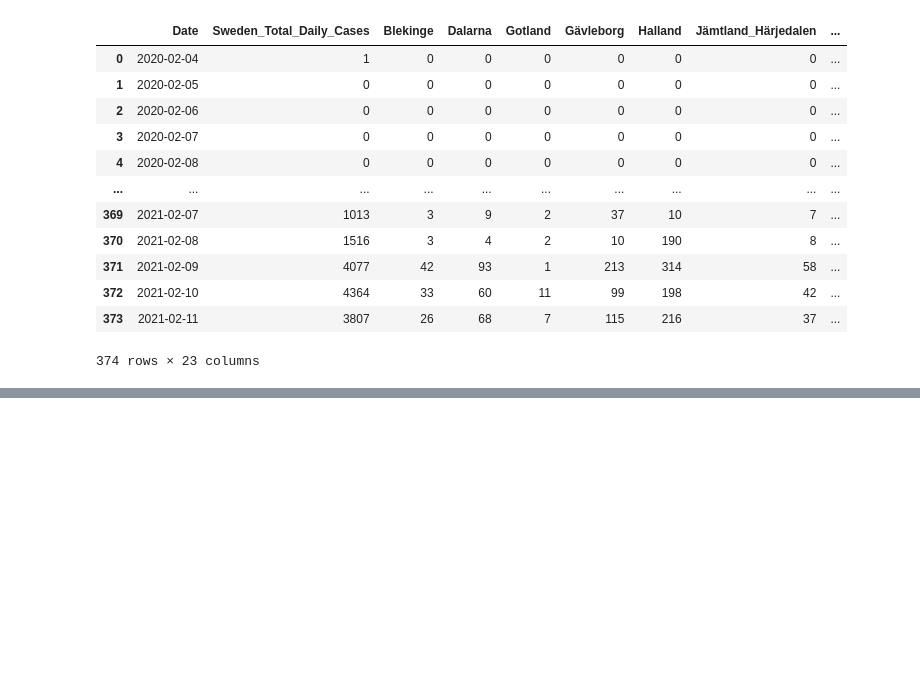
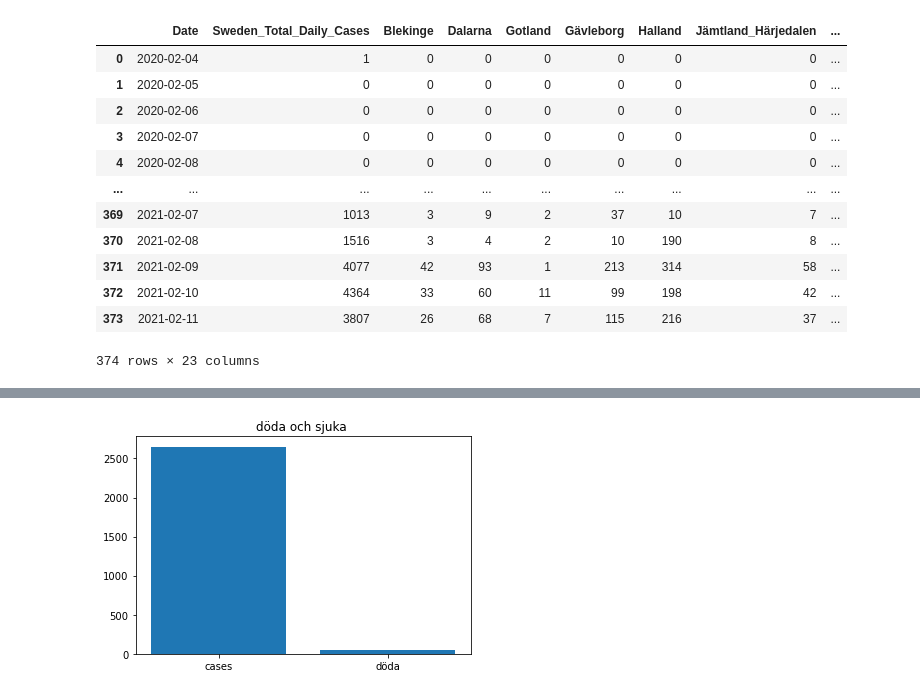
Before and after one commit to Mohammadreza324/Mohammmadreza-Sharifi-19c, a Jupyter notebook: projekt.covid19/projekt_covid19.ipynb, the cells around one changed output, grey strips where cells are left out. Saved outputs shown, nothing was run; the diff lists cells and outputs as text; code cells hidden in the pictures; blank space fills up the shorter version.

```diff
--- a/projekt.covid19/projekt_covid19.ipynb
+++ b/projekt.covid19/projekt_covid19.ipynb
@@ -217,0 +109,19 @@ SyntaxError: invalid syntax (<ipython-input-144-07e5c20b94c5>, line 28)
+# %%
+import matplotlib.pyplot as plt
+import pandas as pd
+
+df = pd.read_csv("Regional_Totals_Data.csv")
+#stad = "Gotland"
+
+region = df[df["Region"]=="Gotland"]
+cases = region["Total_Cases"]
+döda = region["Total_Deaths"]
+
+lista = [cases[2], döda[2]]
+namn = "cases", "döda"
+
+plt.bar(namn, lista)
+plt.title("döda och sjuka ")
+plt.show()
+# %% [output]
+[figure, added]
```
Also changed, not shown: parts of 12 cells of this notebook, 4 other files.
